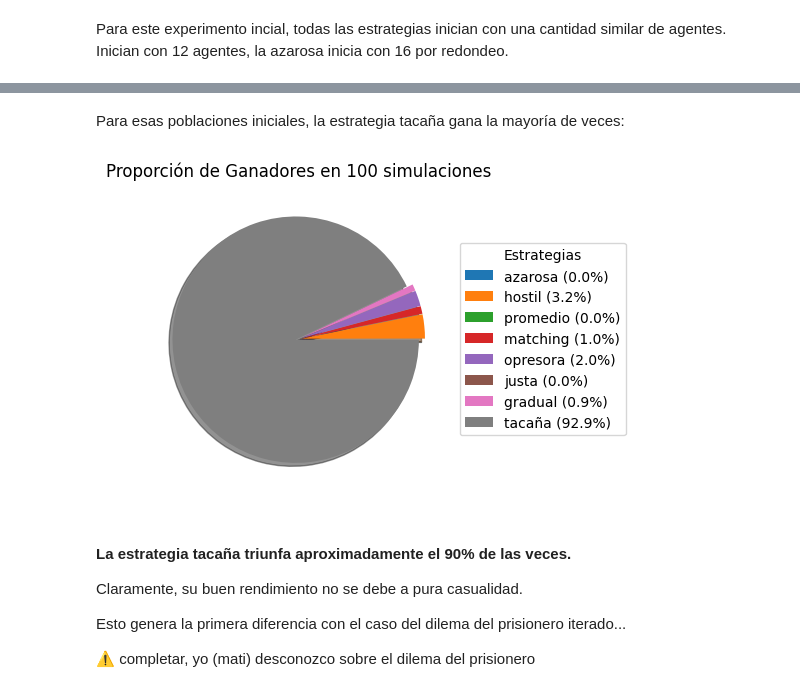
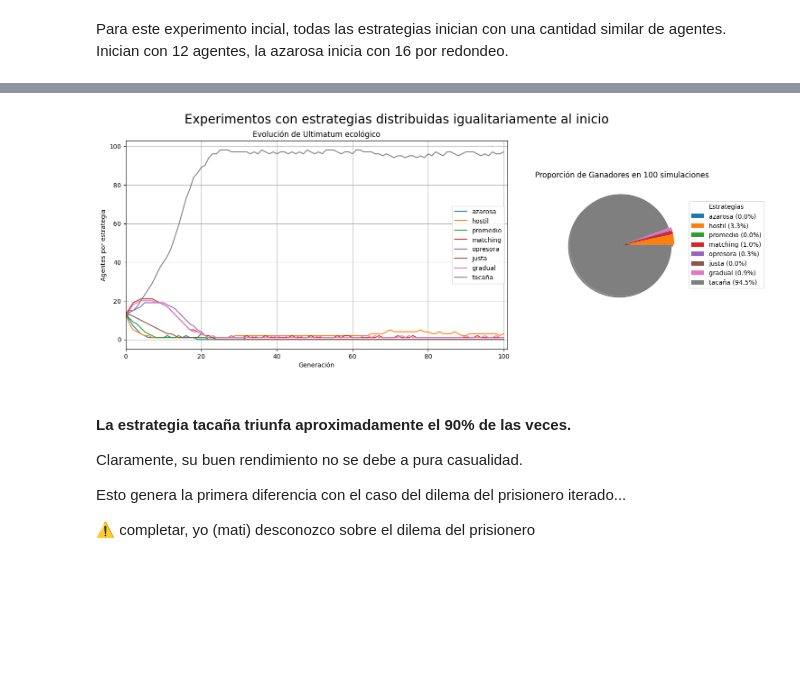
Before and after one commit to matuneville/ultimatum-game-model, a Jupyter notebook: src/informe.ipynb, the cells around one changed output, grey strips where cells are left out. Drawn from its saved outputs; the diff is of its cells as text; code cells hidden in the pictures; blank space fills up the shorter version.

```diff
--- a/src/informe.ipynb
+++ b/src/informe.ipynb
@@ -165,10 +165,10 @@ Estrategias es un diccionario cuya clave es el nombre de la estrategia y sus val
 """
 
 estrategias = {
-    "azarosa" : (azarosa[0], azarosa[1], 16),
-    "hostil" : (hostil[0], hostil[1], 12),
-    "promedio" : (promedio[0], promedio[1], 12),
-    "matching" : (matching[0], matching[1], 12),
+    "azarosa" : (azarosa[0], azarosa[1], 13),
+    "hostil" : (hostil[0], hostil[1], 13),
+    "promedio" : (promedio[0], promedio[1], 13),
+    "matching" : (matching[0], matching[1], 13),
     "opresora" : (opresora[0], opresora[1], 12),
     "justa" : (justa[0], justa[1], 12),
     "gradual" : (gradual[0], gradual[1], 12),
@@ -183,9 +179,7 @@ experimentos.graficar_evolucion_poblacional(estrategias, topologia_densa, False)
-# %% [markdown]
-Para esas poblaciones iniciales, la estrategia tacaña gana la mayoría de veces:
-# %%
-experimentos.graficar_proporcion_ganadores(100, topologia_densa, estrategias)
-# %% [output]
-[figure, removed]
+# %%
+experimentos.graficar_evolucion_y_ganadores(estrategias, topologia_densa, cantidad_simulaciones=100, titulo="Experimentos con estrategias distribuidas igualitariamente al inicio")
+# %% [output]
+[figure, added]
 # %% [markdown]
 #### La estrategia tacaña triunfa aproximadamente el 90% de las veces.
 
```
Also changed, not shown: parts of 23 cells of this notebook, 1 other file.
